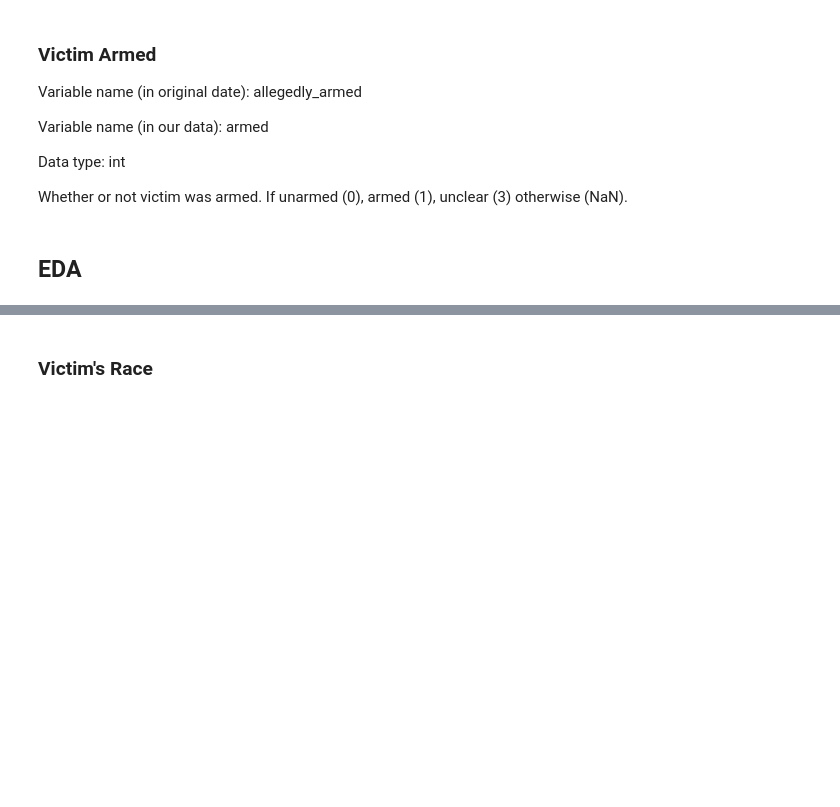
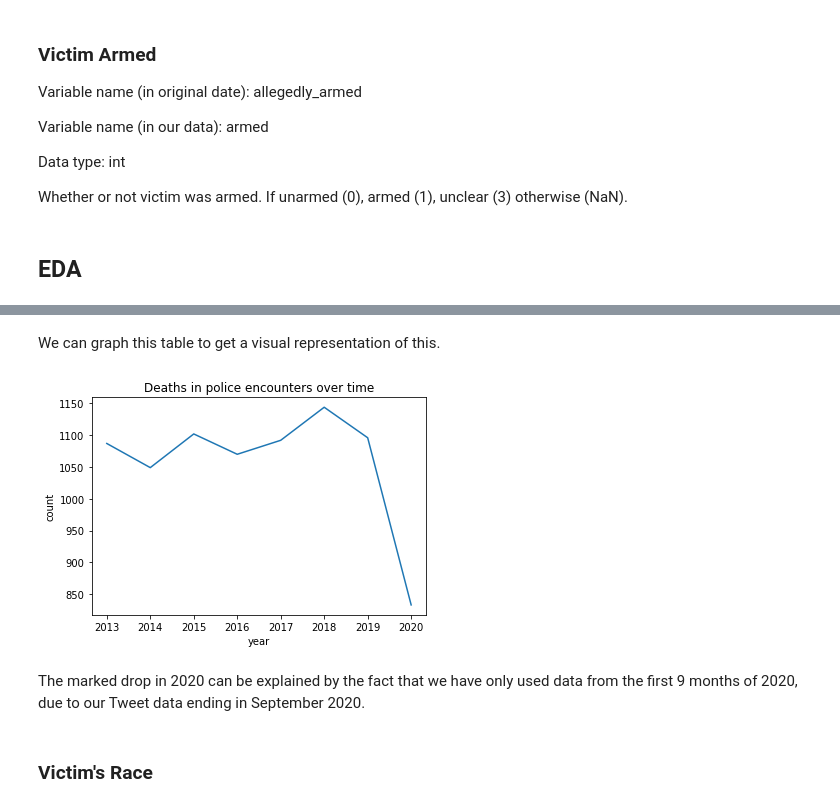
Before and after one commit to dowoma/DDS_BLM, a Jupyter notebook: DataCleaning-copy.ipynb, the cells around one changed output, grey strips where cells are left out. Drawn from its saved outputs; the diff is of its cells as text; code cells hidden in the pictures; blank space fills up the shorter version.

```diff
--- a/DataCleaning-copy.ipynb
+++ b/DataCleaning-copy.ipynb
@@ -237,0 +237,9 @@ If unarmed (0), armed (1), unclear (3) otherwise (NaN).
+# %%
+# Temporarily adding a count column to help in making pivot tables. This will be dropped later.
+mpv['count'] = 1
+# Temporarily adding a year column to help in making pivot tables. This will be dropped later.
+mpv['year'] = pd.DatetimeIndex(mpv['date']).year
+
+deaths_over_time = mpv.groupby('year', as_index=False).count()
+deaths_table = deaths_over_time[['year', 'count']].copy()
+deaths_table
@@ -238,3 +256,15 @@ If unarmed (0), armed (1), unclear (3) otherwise (NaN).
+# %% [markdown]
+We can graph this table to get a visual representation of this.
+# %%
+prop_charged_vs_time = sns.lineplot(
+    data=deaths_table,
+    x='year',
+    y='count',
+    ).set(title = "Deaths in police encounters over time")
+# %% [output]
+[figure, added]
+# %% [markdown]
+The marked drop in 2020 can be explained by the fact that we have only used data from the first 9 months of 2020, due to our Tweet data ending in September 2020.
 # %% [markdown]
 ### Victim's Race
 # %% [markdown]
```
Also changed, not shown: parts of 10 cells of this notebook.
